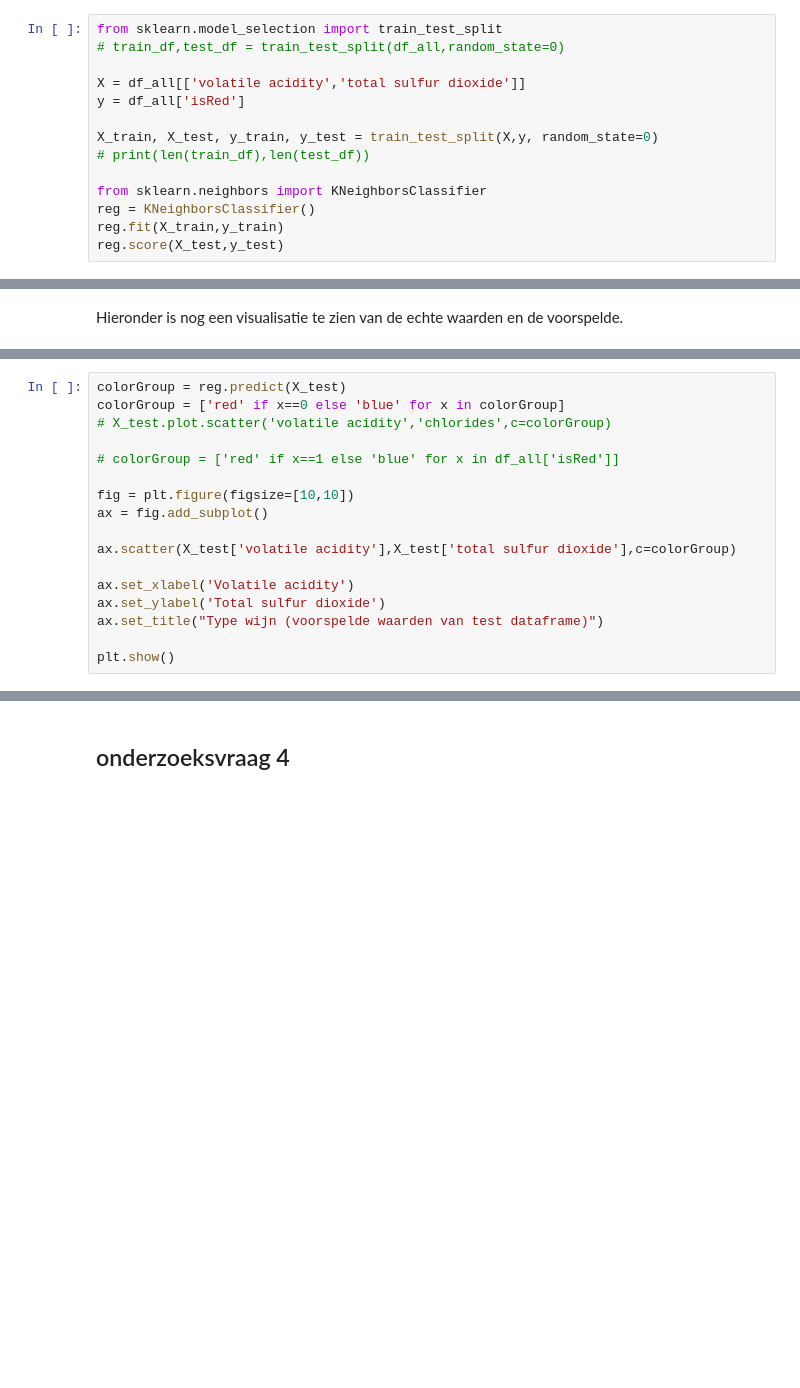
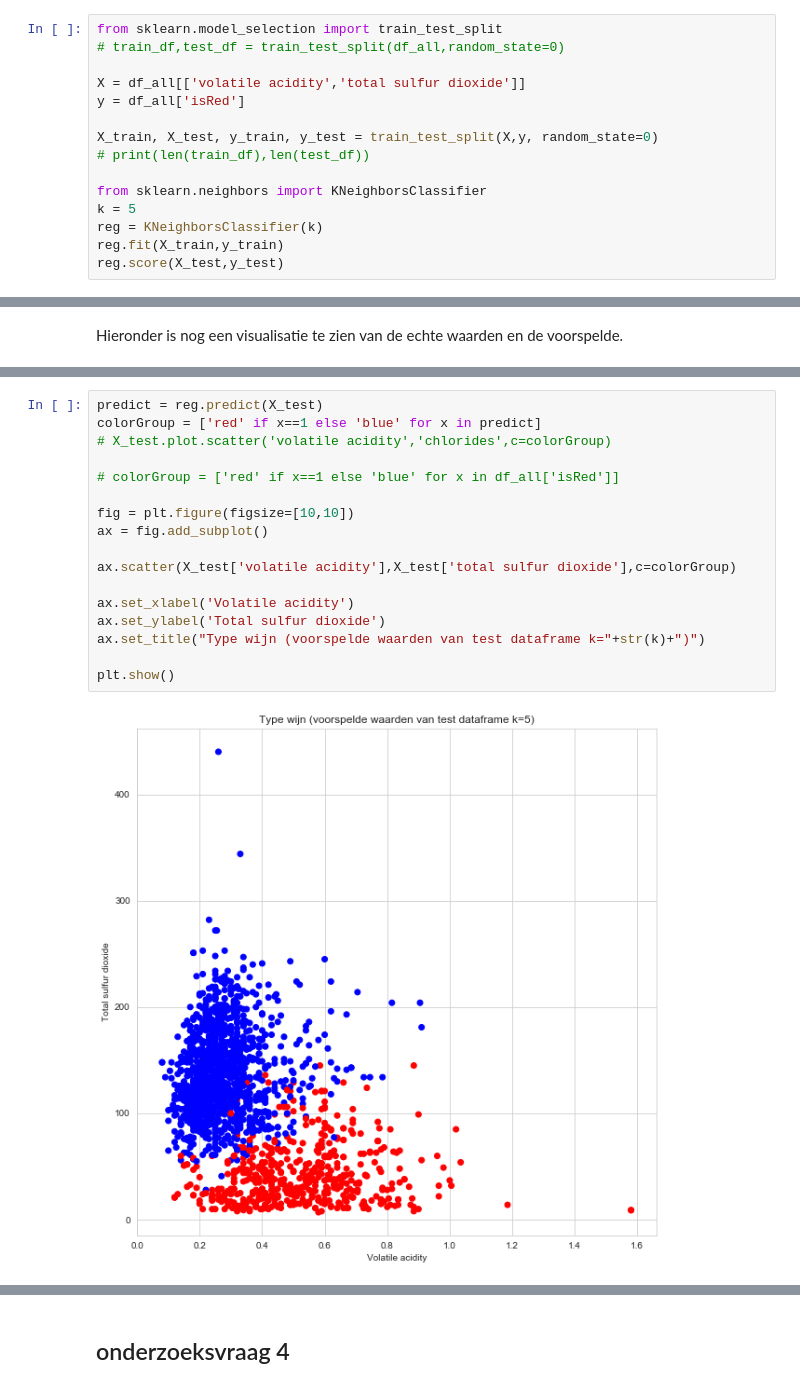
Before and after one commit to StanMey/Casusopdracht_Computational_Modelling, a Jupyter notebook: Onderzoeksvraag_3.ipynb, the cells around one changed output, grey strips where cells are left out. Saved outputs shown, nothing was run; the diff lists cells and outputs as text; blank space fills up the shorter version.

```diff
--- a/Onderzoeksvraag_3.ipynb
+++ b/Onderzoeksvraag_3.ipynb
@@ -315,6 +529,7 @@ X_train, X_test, y_train, y_test = train_test_split(X,y, random_state=0)
 # print(len(train_df),len(test_df))
 
 from sklearn.neighbors import KNeighborsClassifier
-reg = KNeighborsClassifier()
+k = 5
+reg = KNeighborsClassifier(k)
 reg.fit(X_train,y_train)
 reg.score(X_test,y_test)
@@ -336,17 +564,19 @@ plt.show()
 # %%
-colorGroup = reg.predict(X_test)
-colorGroup = ['red' if x==0 else 'blue' for x in colorGroup]
+predict = reg.predict(X_test)
+colorGroup = ['red' if x==1 else 'blue' for x in predict]
 # X_test.plot.scatter('volatile acidity','chlorides',c=colorGroup)
 
 # colorGroup = ['red' if x==1 else 'blue' for x in df_all['isRed']]
 
 fig = plt.figure(figsize=[10,10])
 ax = fig.add_subplot()
 
 ax.scatter(X_test['volatile acidity'],X_test['total sulfur dioxide'],c=colorGroup)
 
 ax.set_xlabel('Volatile acidity')
 ax.set_ylabel('Total sulfur dioxide')
-ax.set_title("Type wijn (voorspelde waarden van test dataframe)")
+ax.set_title("Type wijn (voorspelde waarden van test dataframe k="+str(k)+")")
 
 plt.show()
+# %% [output]
+[figure, added]
```
Also changed, not shown: parts of 31 cells of this notebook.
